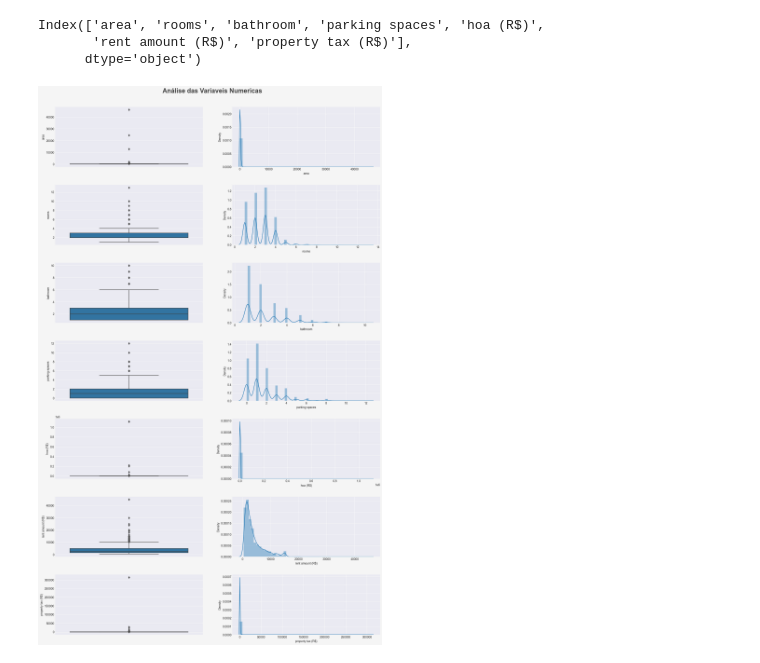
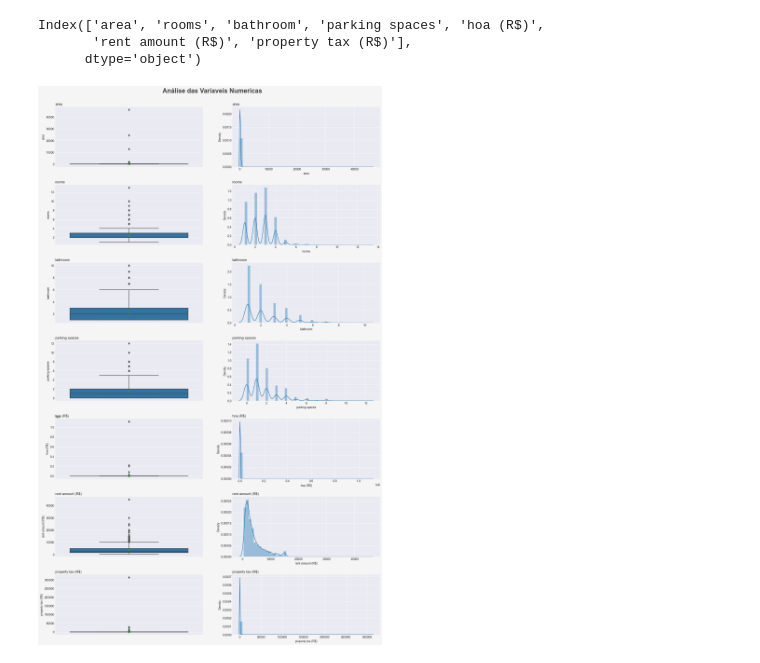
Before and after one commit to denisbrunom/Precificacao_aluguel, a Jupyter notebook: house.ipynb, the cells around one changed output. Cells and saved outputs as stored; diff of their text form; code cells hidden in the pictures.

```diff
--- a/house.ipynb
+++ b/house.ipynb
@@ -186,32 +186,40 @@ Figura, Eixo = plt.subplots( figsize =(20,30) )
 #cor fundo
 Cor_Fundo = '#f5f5f5'
 Figura.set_facecolor( Cor_Fundo )
 
 #Peleta de cores
 Paleta_Cores = sns.color_palette('flare',len(Colunas_Numericas)*2)
 #titulos
 plt.suptitle('Análise das Variaveis Numericas',fontsize=22,color='#404040',fontweight=600)
 #estrutura
 Linhas = 7 # Todas as informação numericas
 Colunas = 2 # Boxplot - displot
 Posicao = 1 # Posição inicial do Grid
 
 #criação do for para percorrer o grid
 for Coluna in Colunas_Numericas:
     #plotando no grid -- Boxplot
     plt.subplot(Linhas, Colunas, Posicao)
+
+    #Titulo
+    plt.title( f'{Coluna}', loc='left', fontsize=12, fontweight=300)
+
     #plot boxplot
-    sns.boxplot(data=df, y=Coluna)
+    sns.boxplot(data=df, y=Coluna, showmeans=True)
     #mudar a posicao
     Posicao += 1
 
     #plotando no grid -- Displot
     plt.subplot(Linhas, Colunas, Posicao)
+
+     #Titulo
+    plt.title( f'{Coluna}', loc='left', fontsize=12, fontweight=300)
+
     #plot displot
     sns.distplot(df[Coluna])
     #mudar a posicao
     Posicao +=1
     #ajuste de Grid
     plt.subplots_adjust( top=0.95, hspace=0.3 )
 # %% [output]
-[figure, old version]
+[figure, new version]
```
